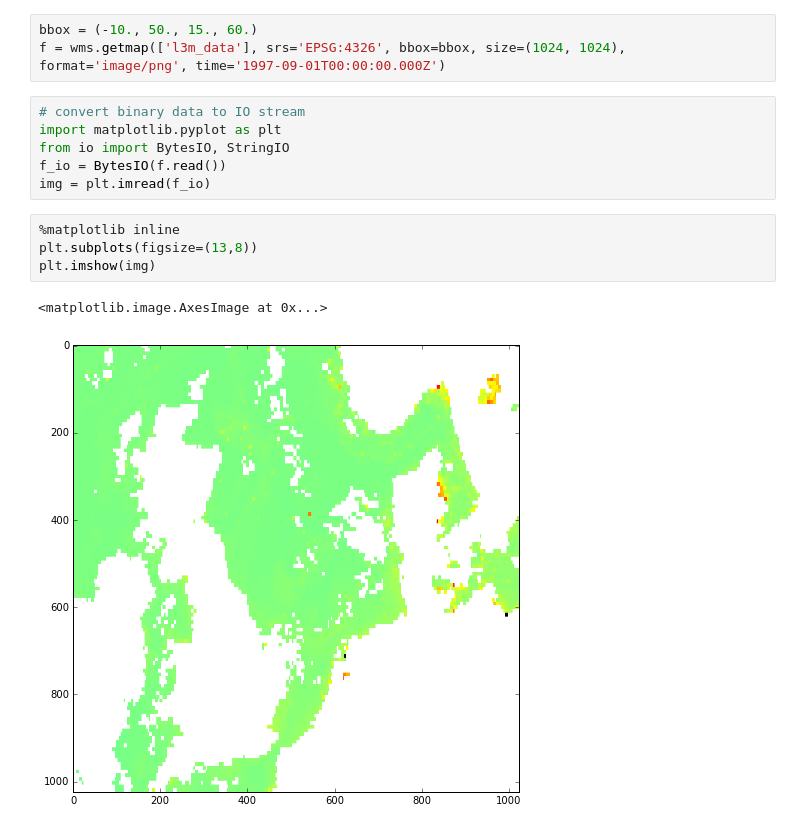
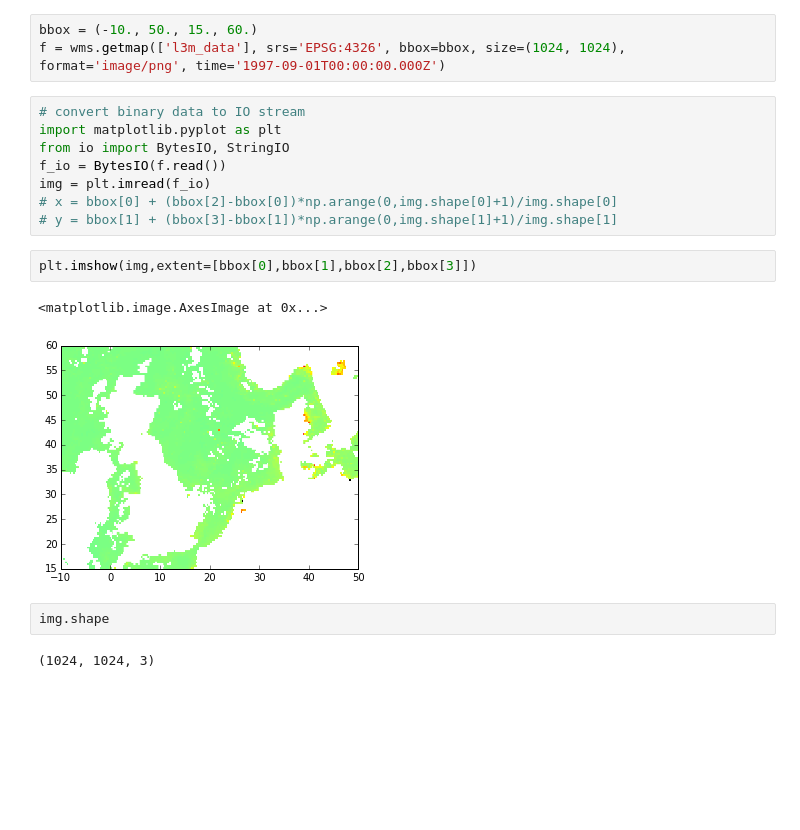
Before and after one commit to openearth/notebooks, a Jupyter notebook: EarthObservationWebServices.ipynb, the cells around one changed output. Cells and saved outputs as stored; diff of their text form; blank space fills up the shorter version.

```diff
--- a/EarthObservationWebServices.ipynb
+++ b/EarthObservationWebServices.ipynb
@@ -156,10 +160,14 @@ import matplotlib.pyplot as plt
 from io import BytesIO, StringIO
 f_io = BytesIO(f.read())
 img = plt.imread(f_io)
+# x = bbox[0] + (bbox[2]-bbox[0])*np.arange(0,img.shape[0]+1)/img.shape[0]
+# y = bbox[1] + (bbox[3]-bbox[1])*np.arange(0,img.shape[1]+1)/img.shape[1]
-# %%
-%matplotlib inline
-plt.subplots(figsize=(13,8))
-plt.imshow(img)
-# %% [output]
-<matplotlib.image.AxesImage at 0x...>
-[figure, removed]
+# %%
+plt.imshow(img,extent=[bbox[0],bbox[1],bbox[2],bbox[3]])
+# %% [output]
+<matplotlib.image.AxesImage at 0x...>
+[figure, added]
+# %%
+img.shape
+# %% [output]
+(1024, 1024, 3)
```
Also changed, not shown: parts of 2 cells of this notebook.
